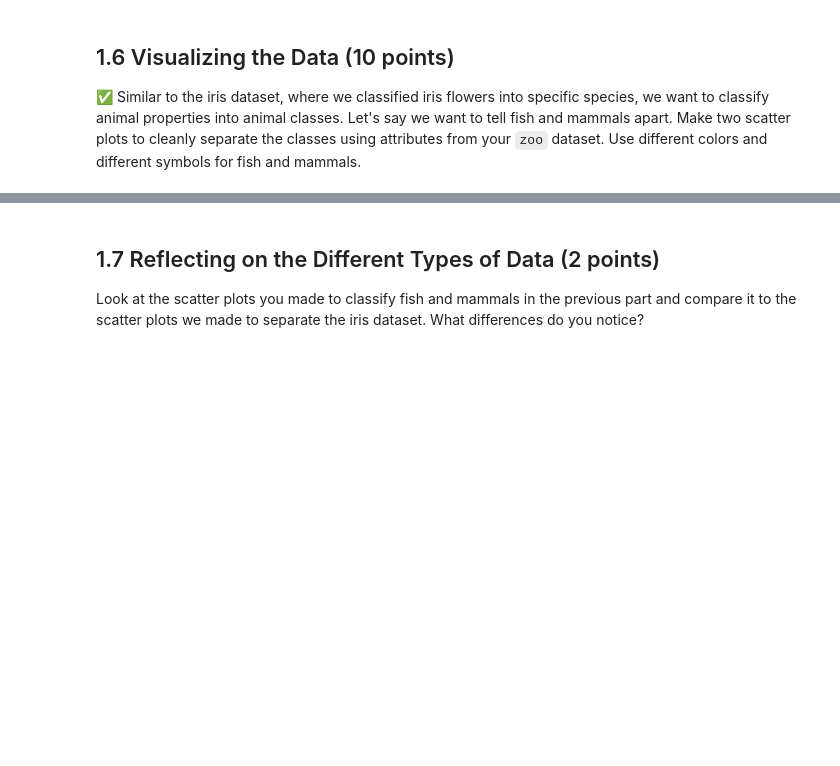
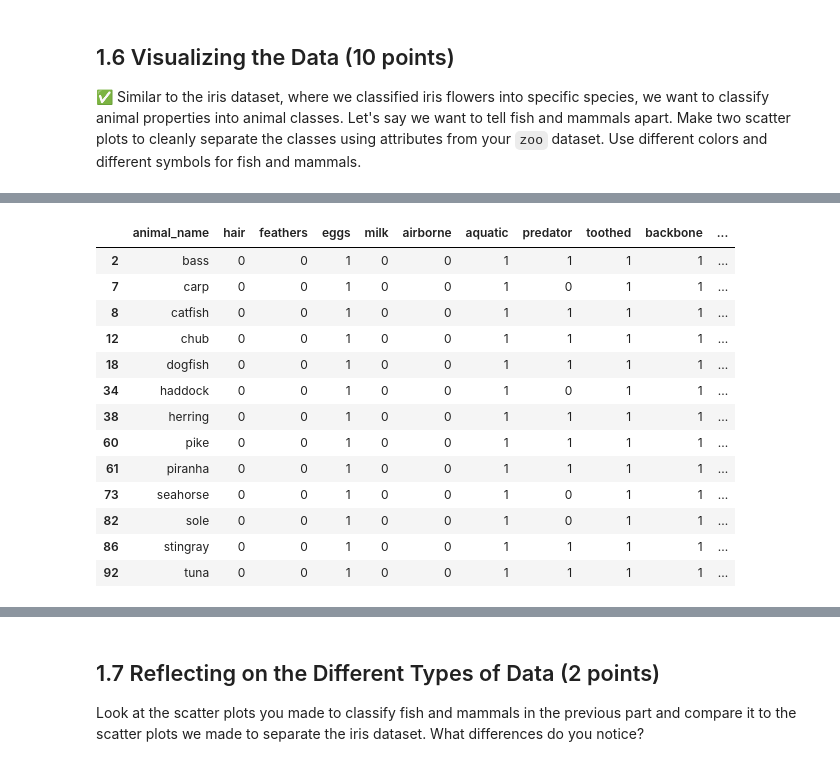
Before and after one commit to jwalton04/CMSE202-s23-turnin, a Jupyter notebook: hw-02/HW-02_PandasAndObjects-STUDENT (1).ipynb, the cells around one changed output, grey strips where cells are left out. Saved outputs shown, nothing was run; the diff lists cells and outputs as text; code cells hidden in the pictures; blank space fills up the shorter version.

```diff
--- a/hw-02/HW-02_PandasAndObjects-STUDENT (1).ipynb
+++ b/hw-02/HW-02_PandasAndObjects-STUDENT (1).ipynb
@@ -97,0 +178,17 @@ Look back in the PCA/ICA and see how we used `groupby` to find the number of Iri
+# %%
+fish_df
+# %% [output]
+|  | animal_name | hair | feathers | eggs | milk | airborne | aquatic | predator | toothed | backbone | ... |
+| 2 | bass | 0 | 0 | 1 | 0 | 0 | 1 | 1 | 1 | 1 | ... |
+| 7 | carp | 0 | 0 | 1 | 0 | 0 | 1 | 0 | 1 | 1 | ... |
+| 8 | catfish | 0 | 0 | 1 | 0 | 0 | 1 | 1 | 1 | 1 | ... |
+| 12 | chub | 0 | 0 | 1 | 0 | 0 | 1 | 1 | 1 | 1 | ... |
+| 18 | dogfish | 0 | 0 | 1 | 0 | 0 | 1 | 1 | 1 | 1 | ... |
+| 34 | haddock | 0 | 0 | 1 | 0 | 0 | 1 | 0 | 1 | 1 | ... |
+| 38 | herring | 0 | 0 | 1 | 0 | 0 | 1 | 1 | 1 | 1 | ... |
+| 60 | pike | 0 | 0 | 1 | 0 | 0 | 1 | 1 | 1 | 1 | ... |
+| 61 | piranha | 0 | 0 | 1 | 0 | 0 | 1 | 1 | 1 | 1 | ... |
+| 73 | seahorse | 0 | 0 | 1 | 0 | 0 | 1 | 0 | 1 | 1 | ... |
+| 82 | sole | 0 | 0 | 1 | 0 | 0 | 1 | 0 | 1 | 1 | ... |
+| 86 | stingray | 0 | 0 | 1 | 0 | 0 | 1 | 1 | 1 | 1 | ... |
+| 92 | tuna | 0 | 0 | 1 | 0 | 0 | 1 | 1 | 1 | 1 | ... |
```
Also changed, not shown: parts of 17 cells of this notebook.
